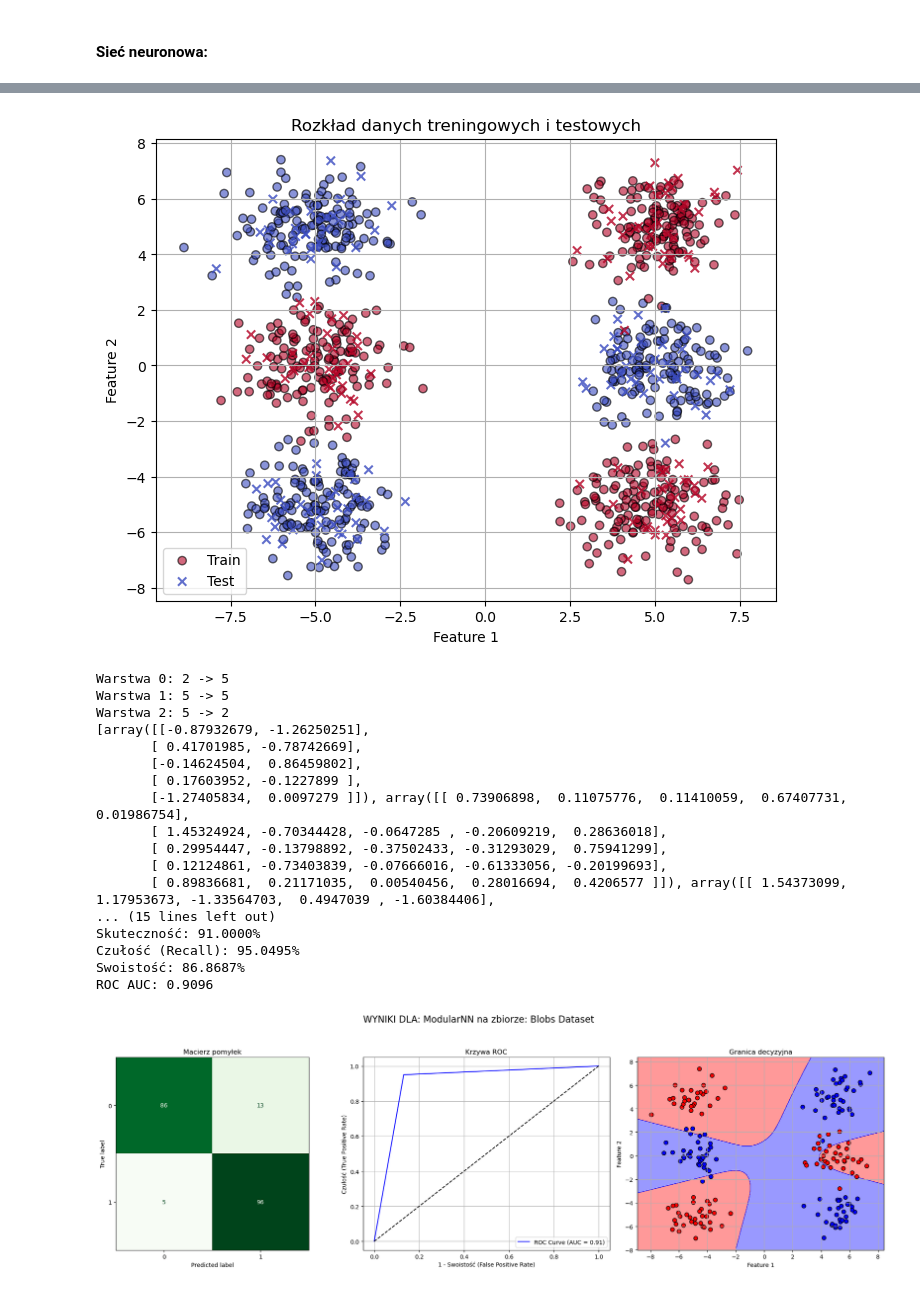
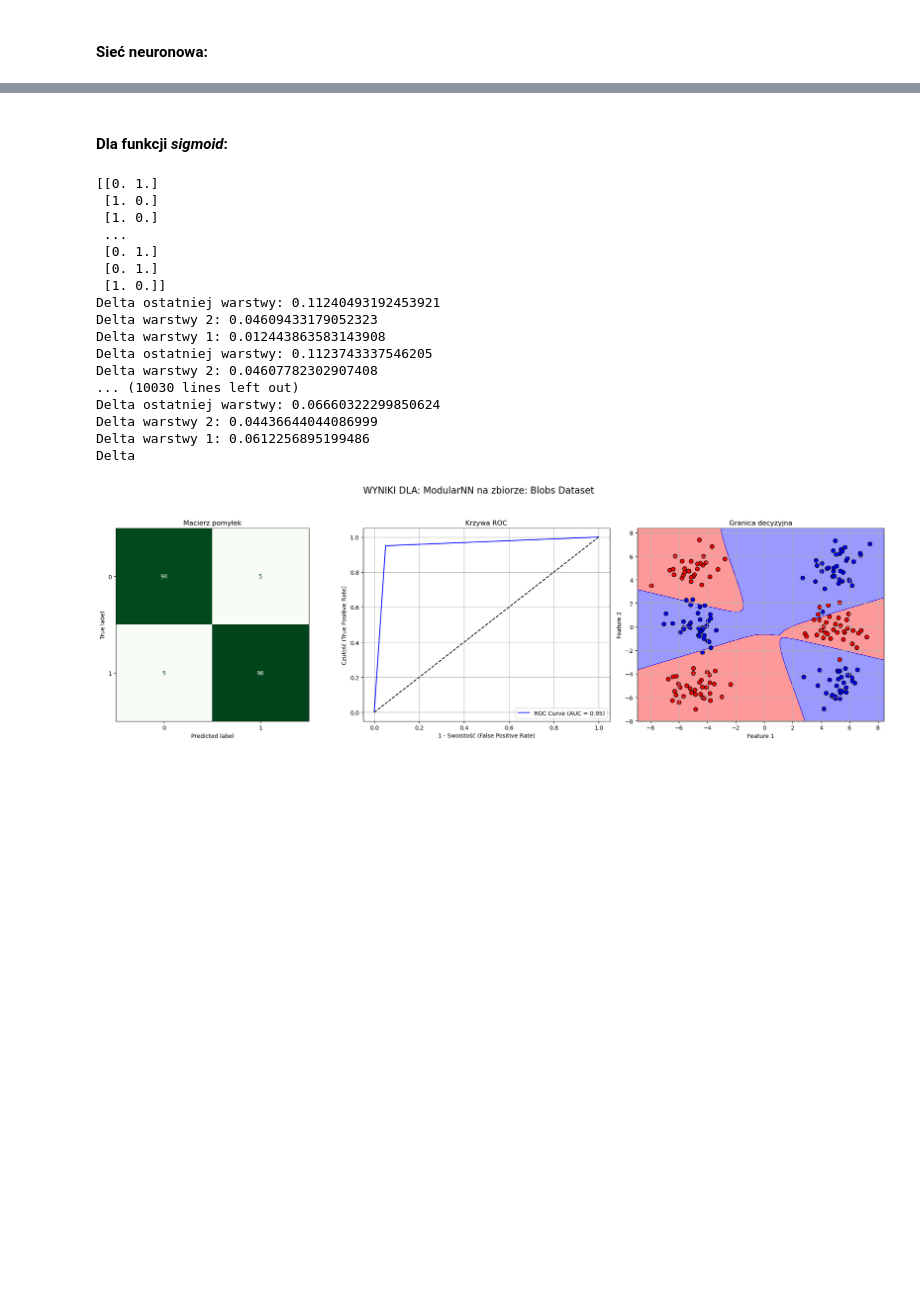
Before and after one commit to Jvsin/ai-studies, a Jupyter notebook: pum2025/LAB8/lab8.ipynb, the cells around one changed output, grey strips where cells are left out. Saved outputs shown, nothing was run; the diff lists cells and outputs as text; code cells hidden in the pictures; blank space fills up the shorter version.

```diff
--- a/pum2025/LAB8/lab8.ipynb
+++ b/pum2025/LAB8/lab8.ipynb
@@ -88,7 +88,7 @@ def evaluate_classifier(y_test, y_pred, X, y, model, classifier_name, dataset_na
 #### Sieć neuronowa:
 # %%
 class NeuralNetwork:
-    def __init__(self, layers_sizes=[2, 5, 5, 2], act_fun='logistic', eta=0.01, max_epochs=1000):
+    def __init__(self, layers_sizes=[2, 10, 10, 2], act_fun='logistic', eta=0.01, max_epochs=1000):
         self.layers_sizes = layers_sizes
         self.n_layers = len(layers_sizes) - 1
         self.eta = eta
@@ -96,13 +96,10 @@ class NeuralNetwork:
         self.max_epochs = max_epochs
         self.weights = []
         for i in range(self.n_layers):
-            print(f"Warstwa {i}: {layers_sizes[i]} -> {layers_sizes[i + 1]}")
+            # print(f"Warstwa {i}: {layers_sizes[i]} -> {layers_sizes[i + 1]}")
             weight_matrix = np.random.randn(layers_sizes[i + 1], layers_sizes[i]) * np.sqrt(2 / layers_sizes[i + 1])
             self.weights.append(weight_matrix)
         self.biases = [np.zeros((1, size)) for size in layers_sizes[1:]]
-
-        print(self.weights)
-        print(self.biases)
 
     def logistic(self, x):
         return 1 / (1 + np.exp(-np.clip(x, -500, 500)))
@@ -117,17 +114,27 @@ class NeuralNetwork:
     def relu_derivative(self, x):
         return np.where(x > 0, 1, 0)
 
+    def leaky_relu(self, x):
+        return np.where(x > 0, x, 0.01 * x)
+
+    def leaky_relu_derivative(self, x):
+        return np.where(x > 0, 1, 0.01)
+
     def activate(self, x):
         if self.act_function == 'logistic':
             return self.logistic(x)
         elif self.act_function == 'relu':
             return self.relu(x)
+        elif self.act_function == 'leaky_relu':
+            return self.leaky_relu(x)
 
     def activate_derivative(self, x):
         if self.act_function == 'logistic':
             return self.logistic_derivative(x)
         elif self.act_function == 'relu':
             return self.relu_derivative(x)
+        elif self.act_function == 'leaky_relu':
+            return self.leaky_relu_derivative(x)
 
     def forward(self, X):
         activations = [X]
@@ -142,11 +149,13 @@ class NeuralNetwork:
         error = activations[-1] - y
         delta = error * self.activate_derivative(activations[-1])
         deltas.append(delta)
+        print(f"Delta ostatniej warstwy: {np.mean(np.abs(delta))}")
 
         for i in range(self.n_layers - 1, 0, -1):
             error = np.dot(deltas[-1], self.weights[i])
             delta = error * self.activate_derivative(activations[i])
             deltas.append(delta)
+            print(f"Delta warstwy {i}: {np.mean(np.abs(delta))}")
 
         deltas.reverse()
         return deltas
@@ -158,6 +167,7 @@ class NeuralNetwork:
 
     def train(self, X, y):
         y = np.eye(self.weights[-1].shape[0])[y]
+        print(y)
         for epoch in range(self.max_epochs):
             activations = self.forward(X)
             deltas = self.backward(X, y, activations)
@@ -165,5 +175,4 @@ class NeuralNetwork:
 
     def predict(self, X):
         activations = self.forward(X)
-        # Zwraca indeks neuronu z największą wartością (0 lub 1)
         return np.argmax(activations[-1], axis=1)
@@ -170,46 +200,30 @@ class NeuralNetwork:
+# %% [markdown]
+#### Dla funkcji *sigmoid*:
 # %%
-from sklearn.preprocessing import MinMaxScaler
-
-X, y = generate_blobs(n_samples=1000, n_features=2, random_state=259195, split_data=[0, 2, 4])
-# scaler = MinMaxScaler()
-# X = scaler.fit_transform(X)
-X_train, X_test, y_train, y_test = train_test_split(X, y, test_size=0.2, random_state=259195)
-
-plt.figure(figsize=(8, 6))
-plt.scatter(X_train[:, 0], X_train[:, 1], c=y_train, cmap='coolwarm', label='Train', alpha=0.6, edgecolor='k')
-plt.scatter(X_test[:, 0], X_test[:, 1], c=y_test, cmap='coolwarm', marker='x', label='Test', alpha=0.8)
-plt.title('Rozkład danych treningowych i testowych')
-plt.xlabel('Feature 1')
-plt.ylabel('Feature 2')
-plt.legend()
-plt.grid(True)
-plt.show()
-
 for i in range(1):
-    nn = NeuralNetwork(layers_sizes=[2, 5, 5, 2], act_fun='logistic', eta=0.1, max_epochs=5000)
+    nn = NeuralNetwork(layers_sizes=[2, 10, 10, 2], act_fun='logistic', eta=0.1, max_epochs=10000)
     nn.train(X_train, y_train)
     y_pred = nn.predict(X_test)
 print(y_test)
 print(y_pred)
 acc, sensitivity, specificity, roc_auc = evaluate_classifier(
 y_test, y_pred, X_test, y_test, nn, "ModularNN", "Blobs Dataset", labels=[0, 1], decision_plot=True)
 # %% [output]
+[[0. 1.]
+ [1. 0.]
+ [1. 0.]
+ ...
+ [0. 1.]
+ [0. 1.]
+ [1. 0.]]
+Delta ostatniej warstwy: 0.11240493192453921
+Delta warstwy 2: 0.04609433179052323
+Delta warstwy 1: 0.012443863583143908
+Delta ostatniej warstwy: 0.1123743337546205
+Delta warstwy 2: 0.04607782302907408
+... (10030 lines left out)
+Delta ostatniej warstwy: 0.06660322299850624
+Delta warstwy 2: 0.04436644044086999
+Delta warstwy 1: 0.0612256895199486
+Delta
-[figure, old version]
+[figure, new version]
-Warstwa 0: 2 -> 5
-Warstwa 1: 5 -> 5
-Warstwa 2: 5 -> 2
-[array([[-0.87932679, -1.26250251],
-       [ 0.41701985, -0.78742669],
-       [-0.14624504,  0.86459802],
-       [ 0.17603952, -0.1227899 ],
-       [-1.27405834,  0.0097279 ]]), array([[ 0.73906898,  0.11075776,  0.11410059,  0.67407731,  0.01986754],
-       [ 1.45324924, -0.70344428, -0.0647285 , -0.20609219,  0.28636018],
-       [ 0.29954447, -0.13798892, -0.37502433, -0.31293029,  0.75941299],
-       [ 0.12124861, -0.73403839, -0.07666016, -0.61333056, -0.20199693],
-       [ 0.89836681,  0.21171035,  0.00540456,  0.28016694,  0.4206577 ]]), array([[ 1.54373099,  1.17953673, -1.33564703,  0.4947039 , -1.60384406],
-... (15 lines left out)
-Skuteczność: 91.0000%
-Czułość (Recall): 95.0495%
-Swoistość: 86.8687%
-ROC AUC: 0.9096
-[figure, removed]
```
Also changed, not shown: parts of 7 cells of this notebook.
